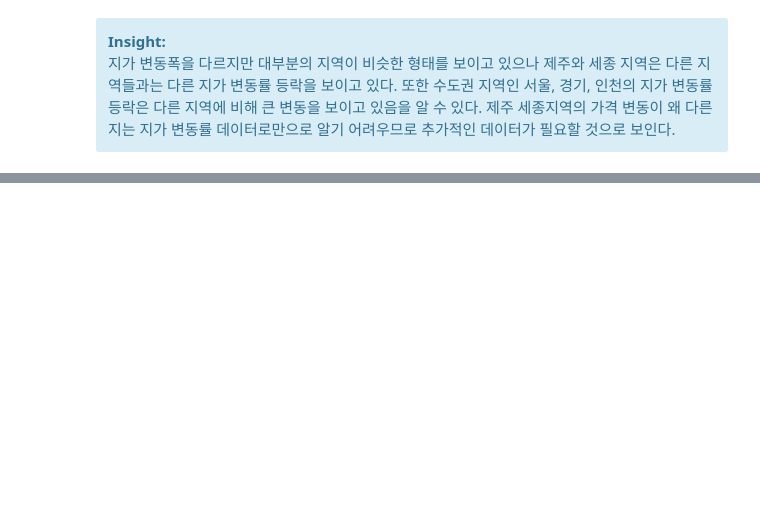
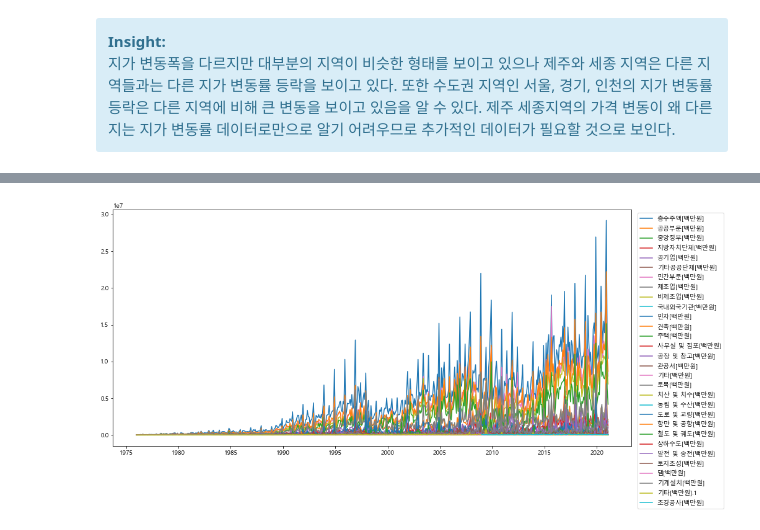
Before and after one commit to sunny0103/personal_project_public_data, a Jupyter notebook: Korea Real Estate Visualization.ipynb, the cells around one changed output, grey strips where cells are left out. Drawn from its saved outputs; the diff is of its cells as text; code cells hidden in the pictures; blank space fills up the shorter version.

```diff
--- a/Korea Real Estate Visualization.ipynb
+++ b/Korea Real Estate Visualization.ipynb
@@ -176,0 +237,3 @@ domestic.info()
+# %%
+domestic=change_datetime(domestic)
+domestic.info()
@@ -177,2 +258,4 @@ domestic.info()
 # %%
-change_datetime(domestic)
+mul_viz(domestic)
+# %% [output]
+[figure, added]
```
Also changed, not shown: parts of 72 cells of this notebook.
